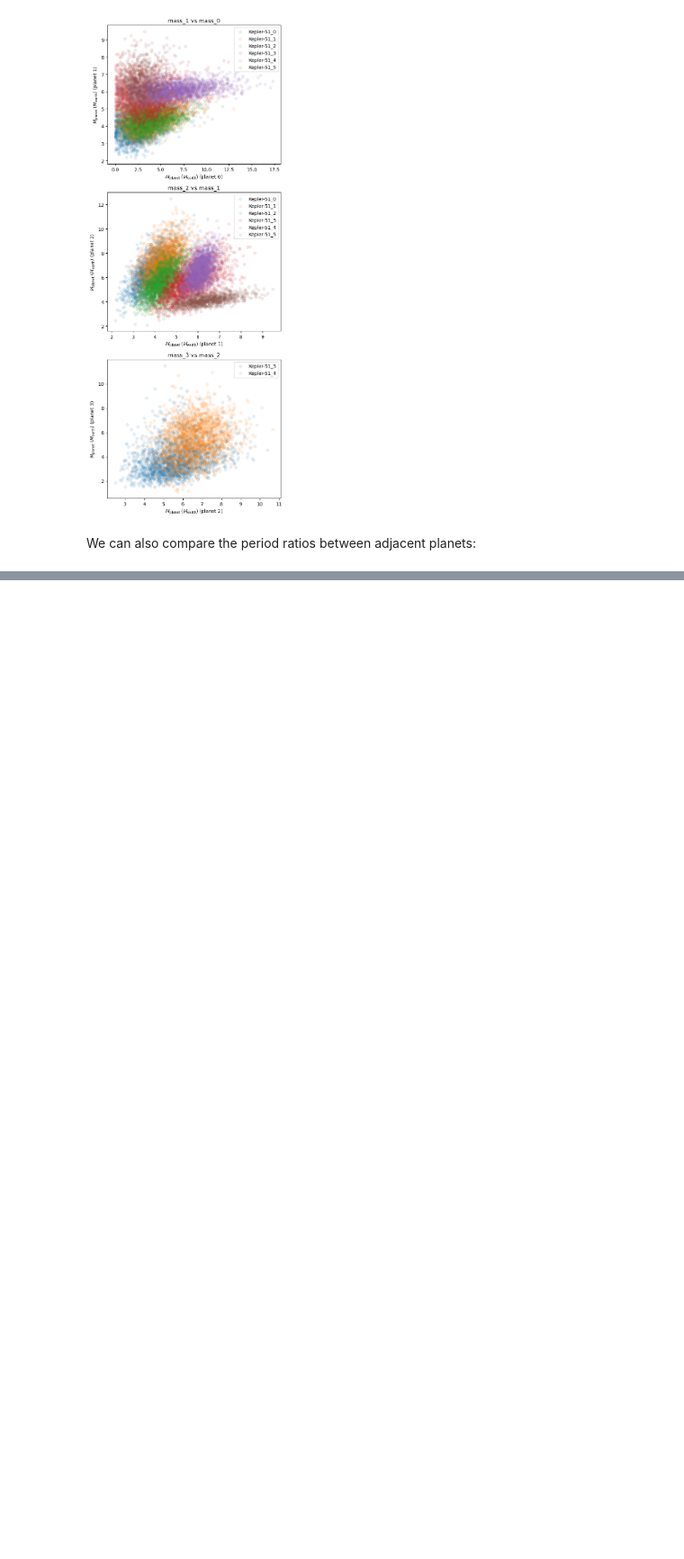
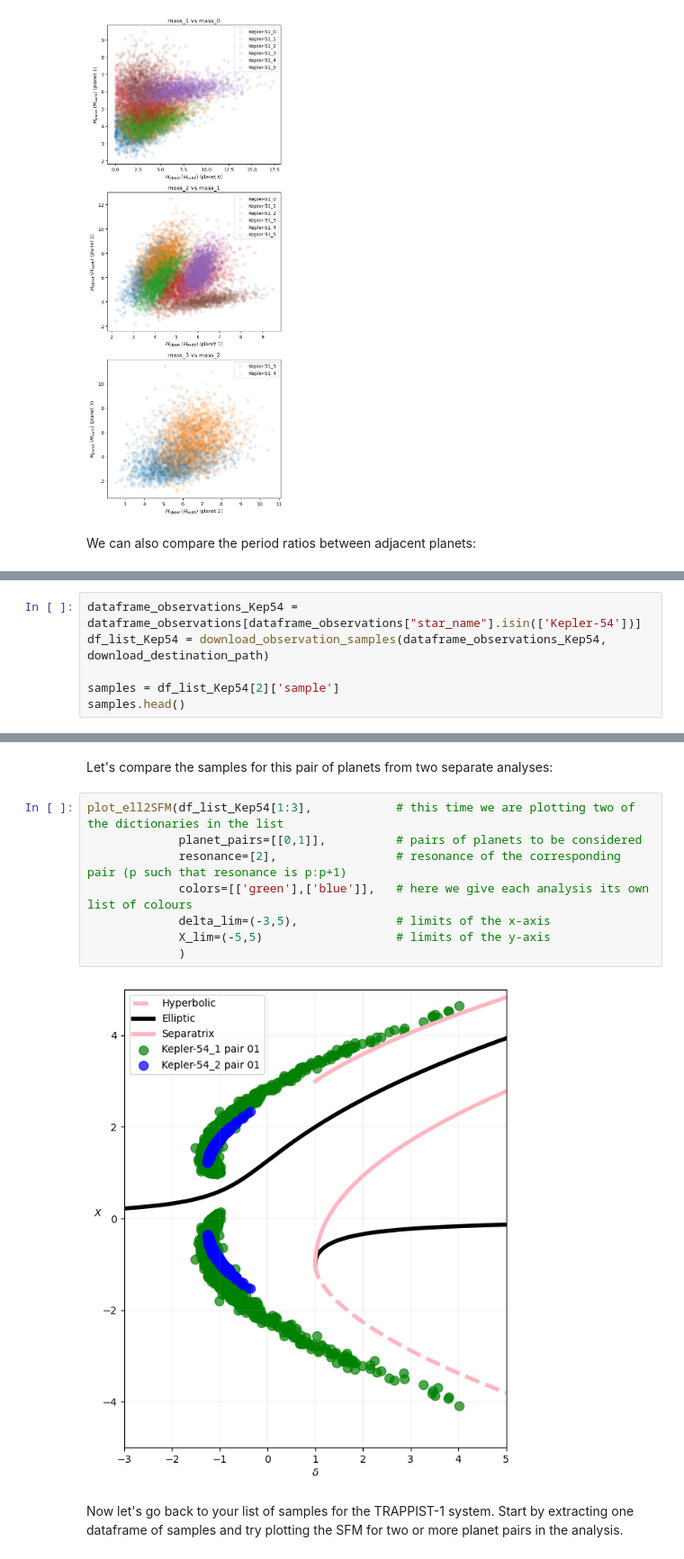
Before and after one commit to adleleu/resonantstate, a Jupyter notebook: nbs/notebook_obs_analysis.ipynb, the cells around one changed output, grey strips where cells are left out. Shown at 90% size. Cells and saved outputs as stored; diff of their text form; blank space fills up the shorter version.

```diff
--- a/nbs/notebook_obs_analysis.ipynb
+++ b/nbs/notebook_obs_analysis.ipynb
@@ -243,0 +250,6 @@ plot_ell2SFM(df)
+# %%
+dataframe_observations_Kep54 = dataframe_observations[dataframe_observations["star_name"].isin(['Kepler-54'])]
+df_list_Kep54 = download_observation_samples(dataframe_observations_Kep54, download_destination_path)
+
+samples = df_list_Kep54[2]['sample']
+samples.head()
@@ -243,0 +273,14 @@ plot_ell2SFM(df)
+# %% [markdown]
+Let's compare the samples for this pair of planets from two separate analyses:
+# %%
+plot_ell2SFM(df_list_Kep54[1:3],            # this time we are plotting two of the dictionaries in the list
+             planet_pairs=[[0,1]],          # pairs of planets to be considered
+             resonance=[2],                 # resonance of the corresponding pair (p such that resonance is p:p+1)
+             colors=[['green'],['blue']],   # here we give each analysis its own list of colours
+             delta_lim=(-3,5),              # limits of the x-axis
+             X_lim=(-5,5)                   # limits of the y-axis
+             )
+# %% [output]
+[figure, added]
+# %% [markdown]
+Now let's go back to your list of samples for the TRAPPIST-1 system. Start by extracting one dataframe of samples and try plotting the SFM for two or more planet pairs in the analysis.
```
Also changed, not shown: parts of 23 cells of this notebook, 2 other files.
